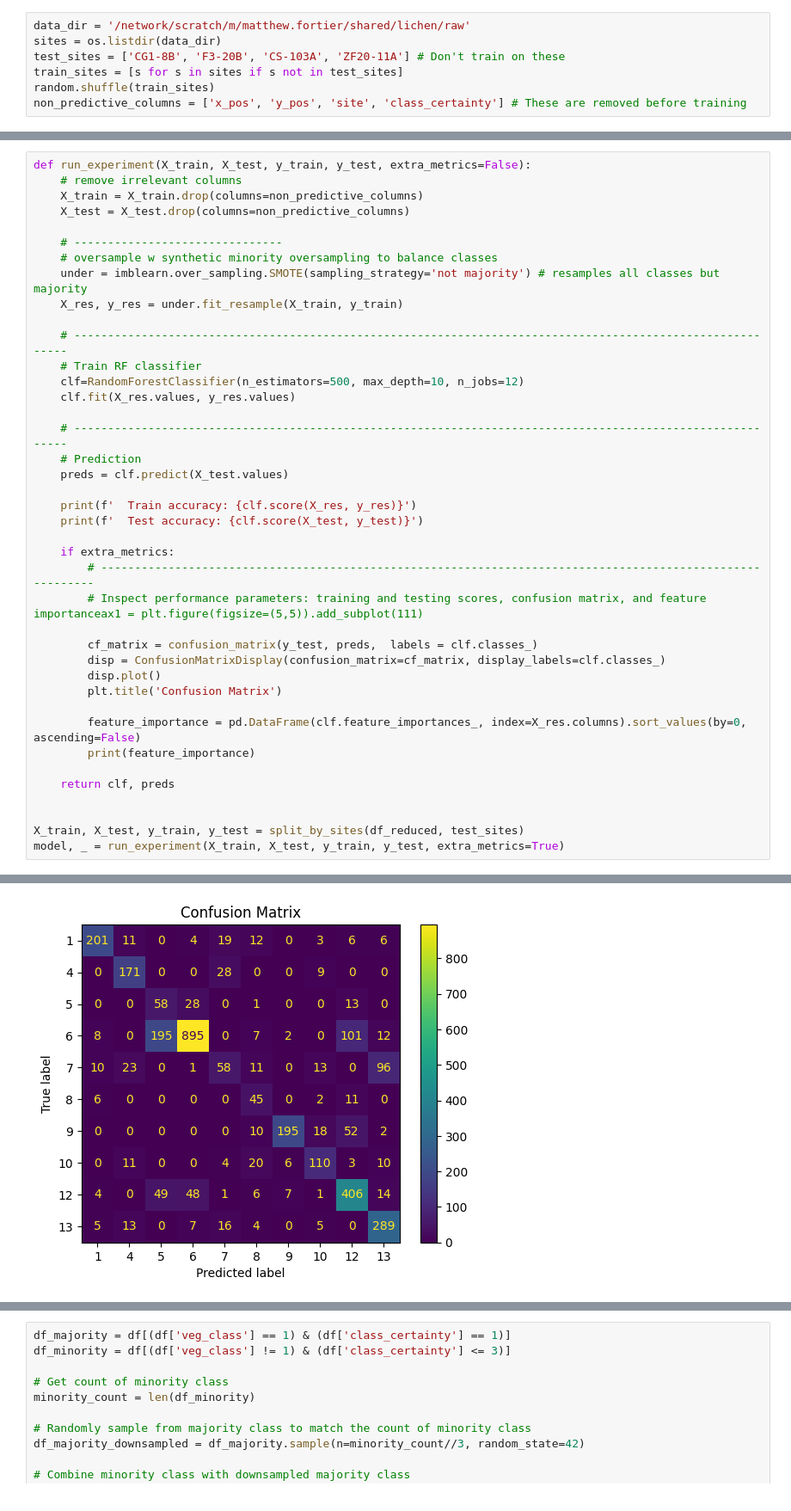
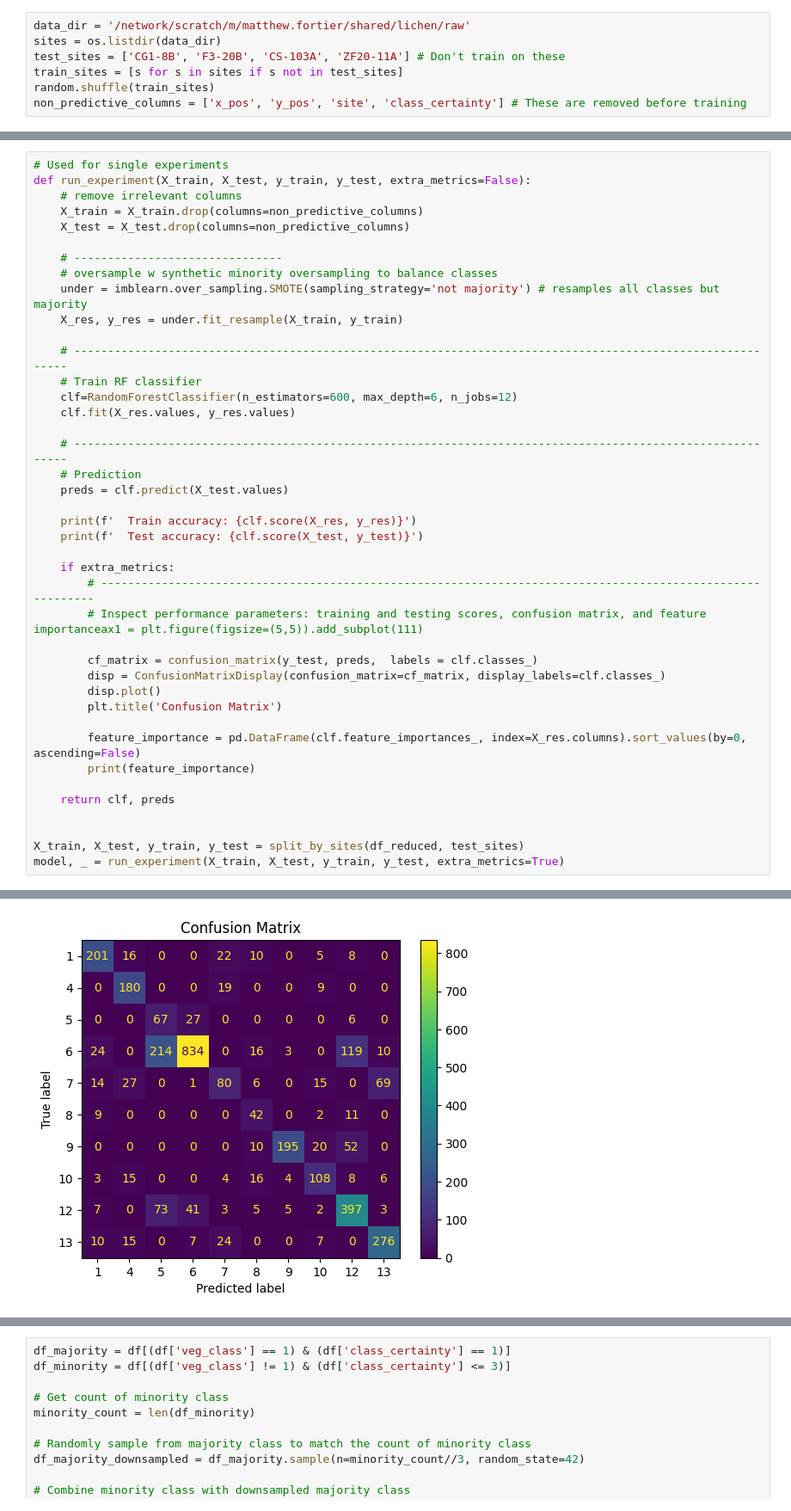
Before and after one commit to mbb25/genericRF_NWT, a Jupyter notebook: 3_training_and_inference.ipynb, the cells around one changed output, grey strips where cells are left out. Shown: that part at 86% size. Saved outputs shown, nothing was run; the diff lists cells and outputs as text.

```diff
--- a/3_training_and_inference.ipynb
+++ b/3_training_and_inference.ipynb
@@ -149,4 +196,5 @@ Trying {'n_estimators': 500, 'max_depth': 12, 'min_samples_split': 2}
 # %%
+# Used for single experiments
 def run_experiment(X_train, X_test, y_train, y_test, extra_metrics=False):
     # remove irrelevant columns
     X_train = X_train.drop(columns=non_predictive_columns)
@@ -159,7 +207,7 @@ def run_experiment(X_train, X_test, y_train, y_test, extra_metrics=False):
 
     # -----------------------------------------------------------------------------------------------------------
     # Train RF classifier
-    clf=RandomForestClassifier(n_estimators=500, max_depth=10, n_jobs=12)
+    clf=RandomForestClassifier(n_estimators=600, max_depth=6, n_jobs=12)
     clf.fit(X_res.values, y_res.values)
 
     # -----------------------------------------------------------------------------------------------------------
@@ -207 +255 @@ ExR        0.020699
-[figure, old version]
+[figure, new version]
```
Also changed, not shown: parts of 21 cells of this notebook, 1 other file.
